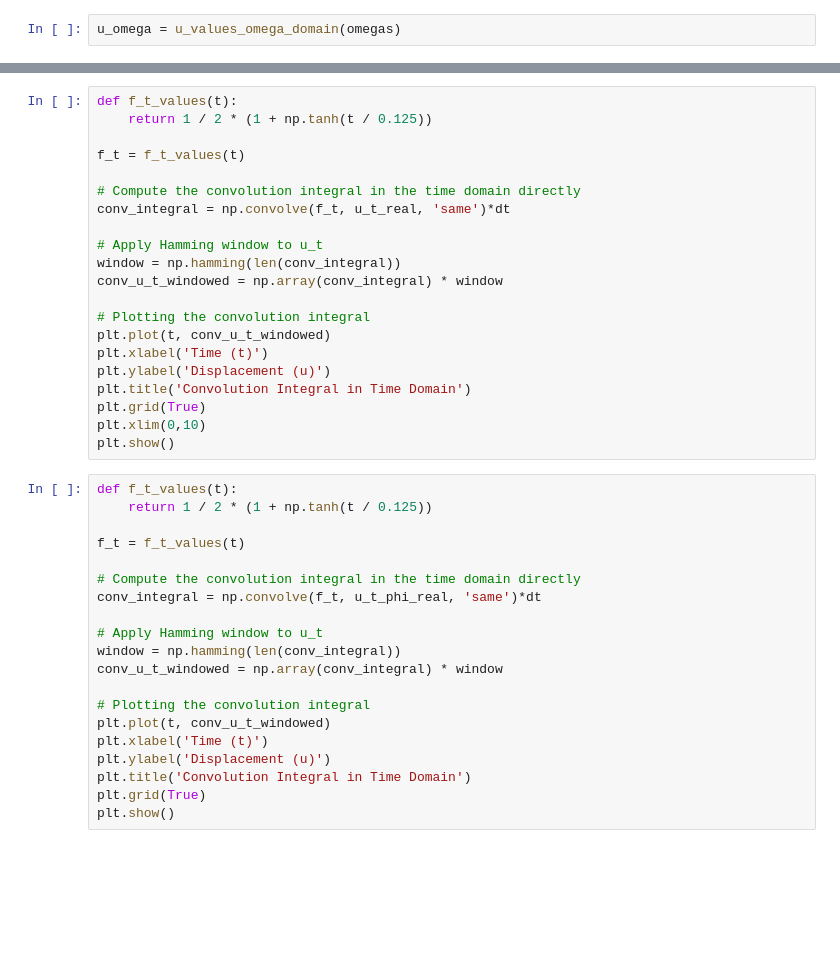
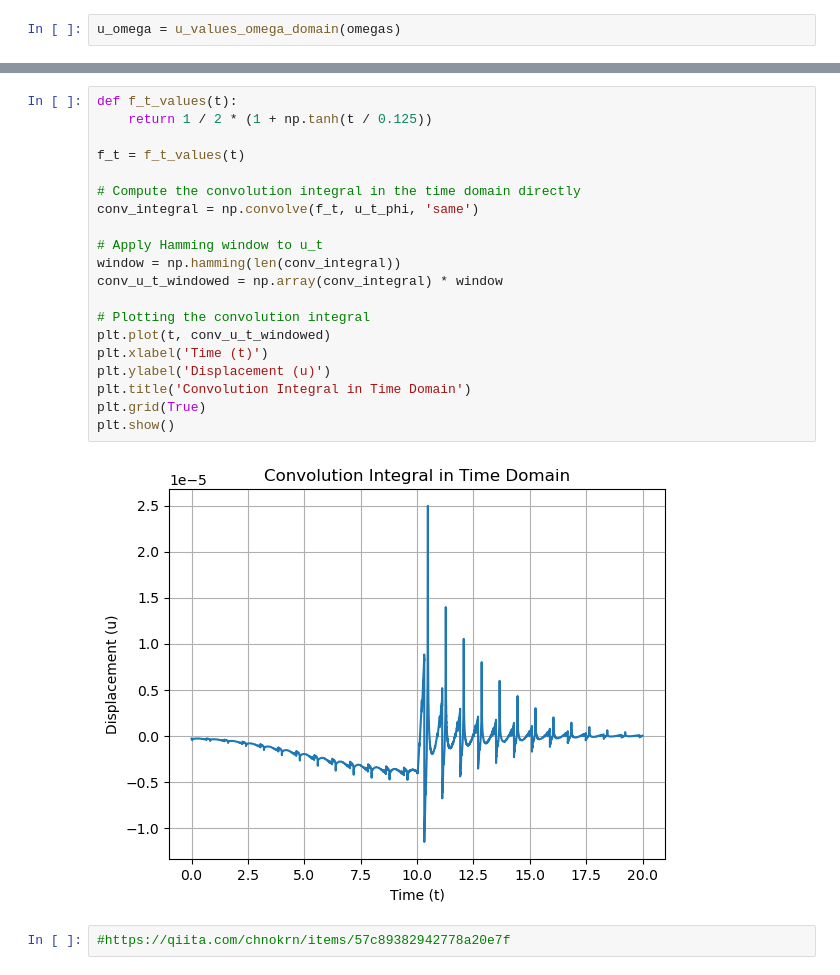
Before and after one commit to SKvr-46/Wavenumber_Spectrum, a Jupyter notebook: Untitled1.ipynb, the cells around one changed output, grey strips where cells are left out. Cells and saved outputs as stored; diff of their text form; blank space fills up the shorter version.

```diff
--- a/Untitled1.ipynb
+++ b/Untitled1.ipynb
@@ -113,41 +114,24 @@ plt.show()
 # %%
 def f_t_values(t):
     return 1 / 2 * (1 + np.tanh(t / 0.125))
 
 f_t = f_t_values(t)
 
 # Compute the convolution integral in the time domain directly
-conv_integral = np.convolve(f_t, u_t_real, 'same')*dt
+conv_integral = np.convolve(f_t, u_t_phi, 'same')
 
 # Apply Hamming window to u_t
 window = np.hamming(len(conv_integral))
 conv_u_t_windowed = np.array(conv_integral) * window
 
 # Plotting the convolution integral
 plt.plot(t, conv_u_t_windowed)
 plt.xlabel('Time (t)')
 plt.ylabel('Displacement (u)')
 plt.title('Convolution Integral in Time Domain')
 plt.grid(True)
-plt.xlim(0,10)
 plt.show()
+# %% [output]
+[figure, added]
-# %%
-def f_t_values(t):
-    return 1 / 2 * (1 + np.tanh(t / 0.125))
-
-f_t = f_t_values(t)
-
-# Compute the convolution integral in the time domain directly
-conv_integral = np.convolve(f_t, u_t_phi_real, 'same')*dt
-
-# Apply Hamming window to u_t
-window = np.hamming(len(conv_integral))
-conv_u_t_windowed = np.array(conv_integral) * window
-
-# Plotting the convolution integral
-plt.plot(t, conv_u_t_windowed)
-plt.xlabel('Time (t)')
-plt.ylabel('Displacement (u)')
-plt.title('Convolution Integral in Time Domain')
-plt.grid(True)
-plt.show()
+# %%
+#https://qiita.com/chnokrn/items/57c89382942778a20e7f
```
Also changed, not shown: parts of 34 cells of this notebook, 1 other file.
